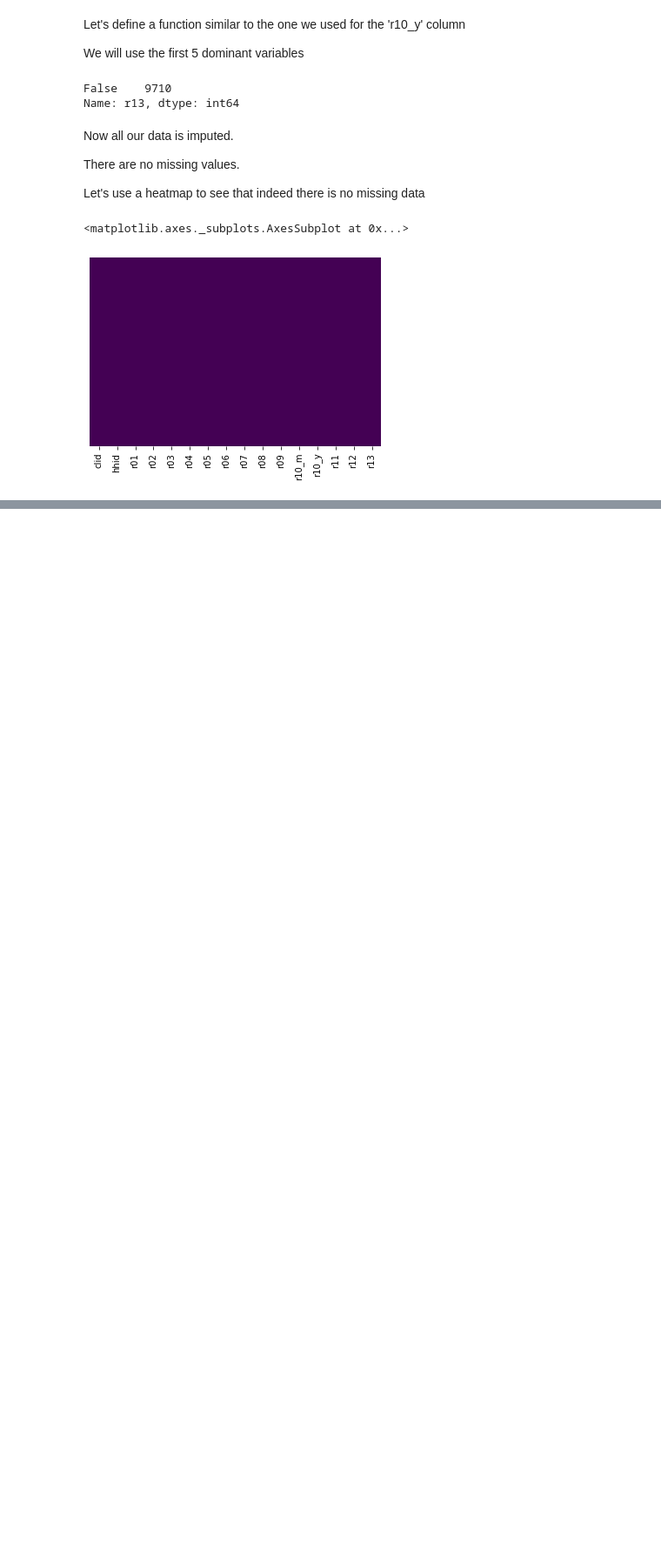
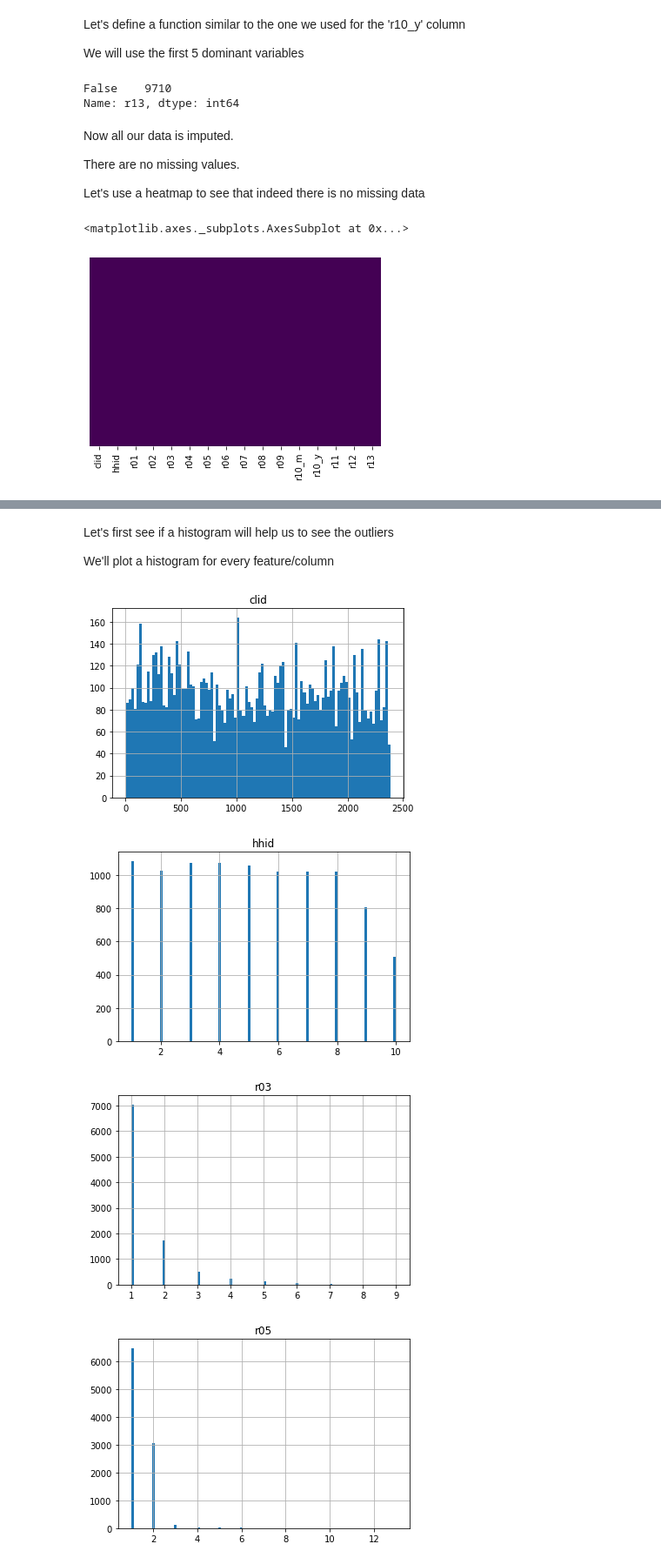
Before and after one commit to lyraxvincent/Data-Wrangling-and-Cleaning, a Jupyter notebook: KIHBS data/credit data cleaning.ipynb, the cells around one changed output, grey strips where cells are left out. Shown at 87% size. Saved outputs shown, nothing was run; the diff lists cells and outputs as text; code cells hidden in the pictures; blank space fills up the shorter version.

```diff
--- a/KIHBS data/credit data cleaning.ipynb
+++ b/KIHBS data/credit data cleaning.ipynb
@@ -742,0 +756,16 @@ sns.heatmap(credit.isnull(), cbar=False, yticklabels=False, cmap='viridis')
+# %%
+numerical_cols = ['clid', 'hhid', 'r03', 'r05', 'r08', 'r09', 'r10_m', 'r10_y', 'r11', 'r12']
+# %% [markdown]
+Let's first see if a histogram will help us to see the outliers
+
+We'll plot a histogram for every feature/column
+# %%
+for col in numerical_cols:
+    credit[col].hist(bins=100)
+    plt.title(col)
+    plt.show()
+# %% [output]
+[figure, added]
+[figure, added]
+[figure, added]
+[figure, added]
```
Also changed, not shown: parts of 19 cells of this notebook.
